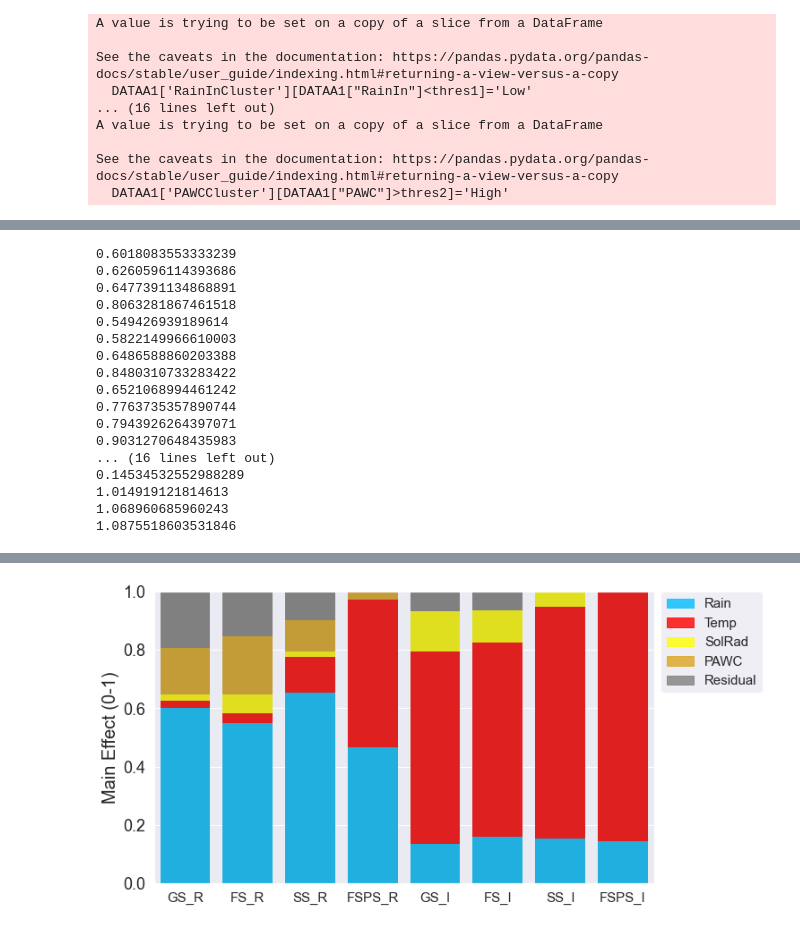
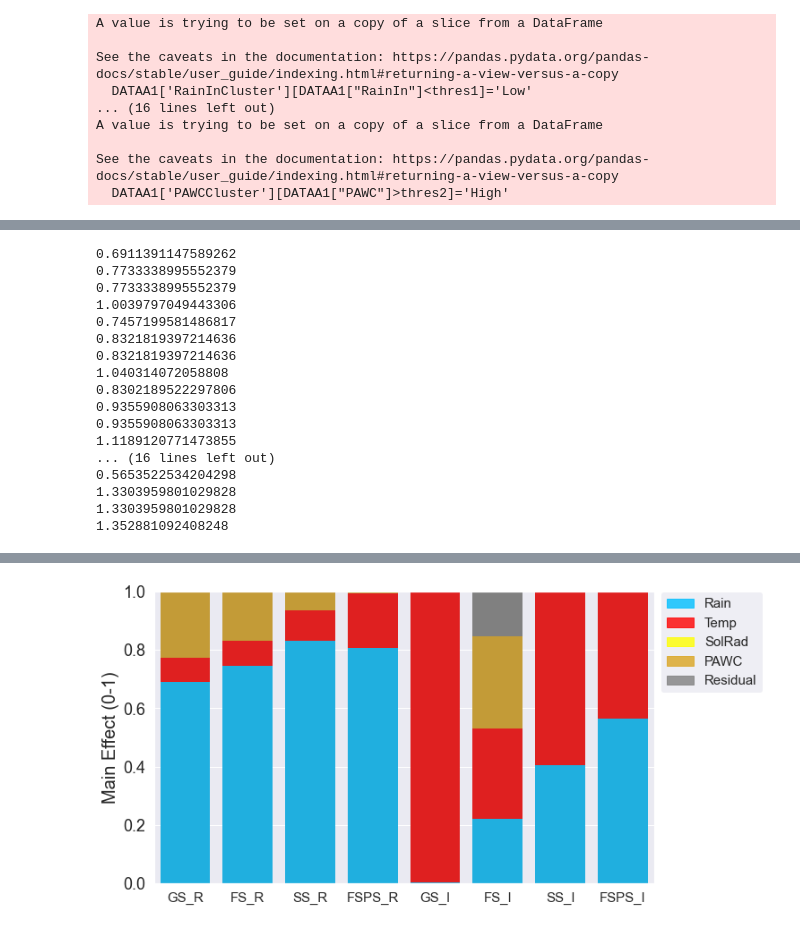
Before and after one commit to JJguri/VarianceDecomposition, a Jupyter notebook: VarDecomp.ipynb, the cells around one changed output, grey strips where cells are left out. Saved outputs shown, nothing was run; the diff lists cells and outputs as text; code cells hidden in the pictures.

```diff
--- a/VarDecomp.ipynb
+++ b/VarDecomp.ipynb
@@ -618,13 +619,13 @@ data
 #########################################################################
 #Plotting bu cv_irri category
 #########################################################################
-Mid = data[data['env_name']=='Mid']
+West = data[data['env_name']=='West']
 Components=["RainInCluster",'TMPCluster','RadCluster','PAWCCluster']
 cv_irritype=['GS_R', 'FS_R', 'SS_R', 'FSPS_R', 'GS_I', 'FS_I', 'SS_I', 'FSPS_I']
 c1,c2,c3,c4=[],[],[],[]
 
 for i in cv_irritype:
-    GridDATA=Mid[Mid['cv_irri']==i]
+    GridDATA=West[West['cv_irri']==i]
     GridDATA=GridDATA.reset_index()
     GridDATA=GridDATA.drop( columns='cv_irri')
     GridDATA=GridDATA.drop( columns='index')
@@ -684,47 +685,47 @@ fig = plt.figure(figsize=(10,6))
 ax = plt.subplot(1,1,1)
 sns.barplot(x = 'cv_irritype', y = 'Main Effect',data=TS_Summary5, color = "grey", linewidth=0)
 sns.barplot(x = 'cv_irritype', y = 'Main Effect',data=TS_Summary4, color = "goldenrod", linewidth=0)
 sns.barplot(x = 'cv_irritype', y = 'Main Effect',data=TS_Summary3, color = "yellow", linewidth=0)
 sns.barplot(x = 'cv_irritype', y = 'Main Effect',data=TS_Summary2, color = "red", linewidth=0)
 sns.barplot(x = 'cv_irritype', y = 'Main Effect',data=TS_Summary1, color = "deepskyblue", linewidth=0)
 #plt.title('Main Effect',fontsize=13)
 plt.ylim([0,1])
 
 blue_patch = mpatches.Patch(color='deepskyblue',alpha=.8,label='Rain')
 red_patch = mpatches.Patch(color='red',alpha=.8,label='Temp')
 violet_patch = mpatches.Patch(color='yellow',alpha=.8,label='SolRad')
 green_patch = mpatches.Patch(color='goldenrod',alpha=.8,label='PAWC')
 grey_patch = mpatches.Patch(color='grey',alpha=.8,label='Residual')
 
 leg=plt.legend(handles=[blue_patch,red_patch,violet_patch,green_patch,grey_patch],fontsize=15,
                loc=4,ncol=1, bbox_to_anchor=[1.23, 0.63])
 leg.get_frame().set_linewidth(0.0)
 
 plt.xlabel('')
 plt.ylabel('Main Effect (0-1)',fontsize=20)
 ax.yaxis.set_tick_params(labelsize=18)
 ax.xaxis.set_tick_params(labelsize=15)
 
 plt.subplots_adjust(wspace=0.26, hspace=0)
 #plt.savefig(r'C:\Users\uqjojeda\Nextcloud\PURTERRA-A0131\2020\outputs\figs\decomp.png', dpi=300, bbox_inches='tight', pad_inches=0)
 hide_toggle()
 # %% [output]
-0.6018083553333239
-0.6260596114393686
-0.6477391134868891
-0.8063281867461518
-0.549426939189614
-0.5822149966610003
-0.6486588860203388
-0.8480310733283422
-0.6521068994461242
-0.7763735357890744
-0.7943926264397071
-0.9031270648435983
+0.6911391147589262
+0.7733338995552379
+0.7733338995552379
+1.0039797049443306
+0.7457199581486817
+0.8321819397214636
+0.8321819397214636
+1.040314072058808
+0.8302189522297806
+0.9355908063303313
+0.9355908063303313
+1.1189120771473855
 ... (16 lines left out)
-0.14534532552988289
-1.014919121814613
-1.068960685960243
-1.0875518603531846
+0.5653522534204298
+1.3303959801029828
+1.3303959801029828
+1.352881092408248
 [interactive output not drawn]
-[figure, old version]
+[figure, new version]
```
Also changed, not shown: parts of 5 cells of this notebook.
